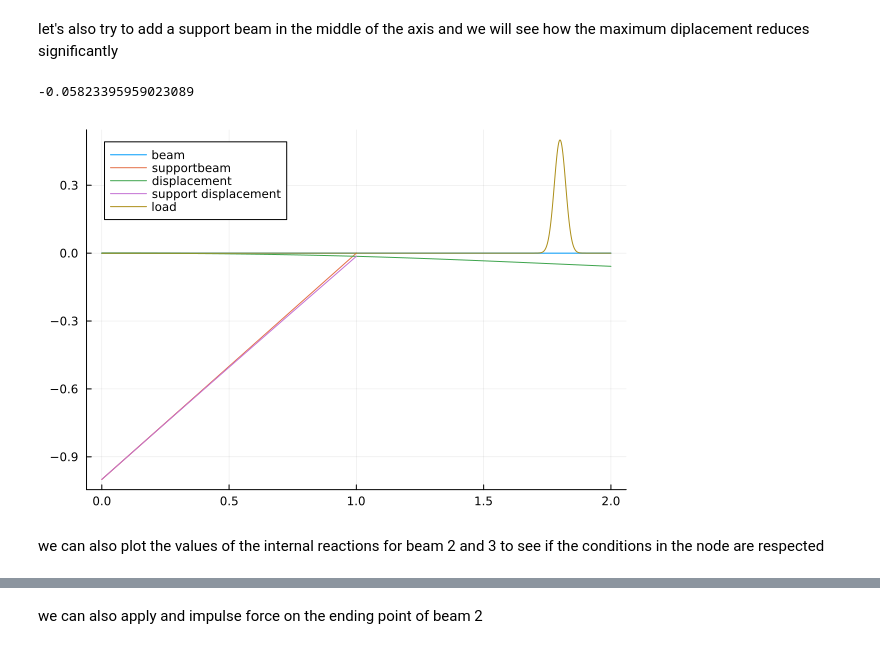
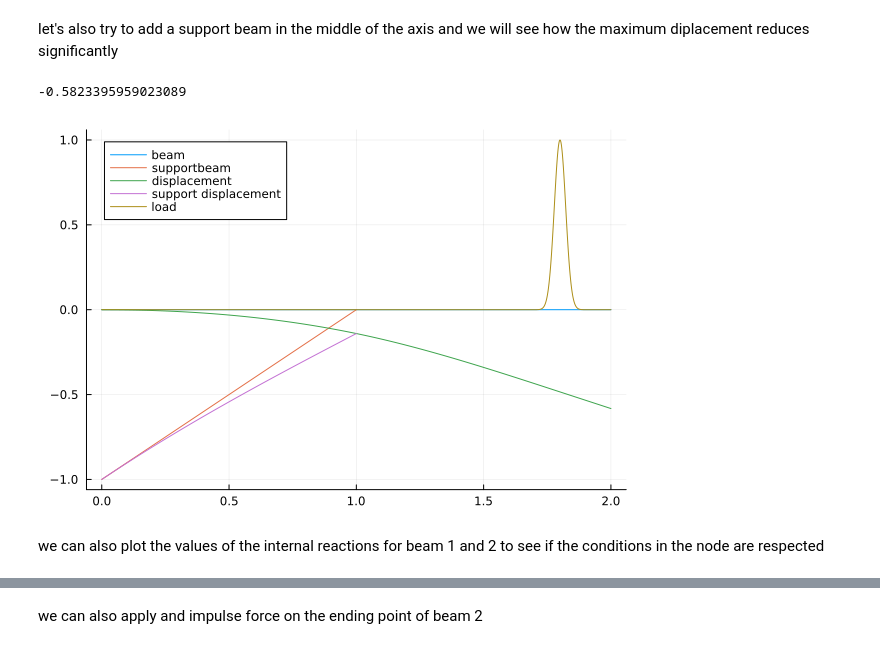
Before and after one commit to Kstreme/ENSAM-TUD01_G1, a Jupyter notebook: scripts cosimo/Examples.ipynb, the cells around one changed output, grey strips where cells are left out. Saved outputs shown, nothing was run; the diff lists cells and outputs as text; code cells hidden in the pictures.

```diff
--- a/scripts cosimo/Examples.ipynb
+++ b/scripts cosimo/Examples.ipynb
@@ -615,7 +615,7 @@ plot!(x_dis,q_dis,label="load")
 # %% [markdown]
 let's also try to add a support beam in the middle of the axis and we will see how the maximum diplacement reduces significantly
 # %%
-A=10
+A=100
 x0=0.8
 sigma=0.001
 
@@ -677,39 +677,40 @@ end
 xspan=(0.0 , 1.0)
 
 bvp= BVProblem(beam!,bc!,[0.,0.,0.,0.,0.,0.,0.,0.,0.,0.,0.,0.],xspan)
 u_sol= solve(bvp,MIRK4(),dt = 0.001)
 
 x_dis1=u_sol.t
 x_dis2=u_sol.t .+ 1
 x_dis= vcat(x_dis1,x_dis2)
 
 u_dis1= -u_sol[1,:]
 u_dis2= -u_sol[4+1,:]
 u_dis= vcat(u_dis1,u_dis2)
 
 x_dis3= x_dis1
 b_dis3= -y03 .+ tan(alpha).*x_dis3
 u_dis3= b_dis3 .- u_sol[8+1,:]*cos(alpha)
 
 display(u_dis[end])
 
 plot(x_dis,0*x_dis,label="beam")
 plot!(x_dis3,b_dis3,label="supportbeam")
 
 plot!(x_dis,u_dis,label="displacement")
 plot!(x_dis3,u_dis3,label="support displacement")
 
 q1_dis=q1.(u_sol.t)
 q2_dis=q2.(u_sol.t)
 
-q_dis=0.05*vcat(q1_dis,q2_dis)
+q_dis=0.01*vcat(q1_dis,q2_dis,T2)
+xq_dis=vcat(x_dis,x_dis[end])
 
-plot!(x_dis,q_dis,label="load")
+plot!(xq_dis,q_dis,label="load")
 # %% [output]
--0.05823395959023089
+-0.5823395959023089
-[figure, old version]
+[figure, new version]
 # %% [markdown]
-we can also plot the values of the internal reactions for beam 2 and 3 to see if the conditions in the node are respected
+we can also plot the values of the internal reactions for beam 1 and 2 to see if the conditions in the node are respected
 # %%
 phi_dis1= -u_sol[2,:]
 phi_dis2= -u_sol[4+2,:]
```
Also changed, not shown: parts of 4 cells of this notebook.
